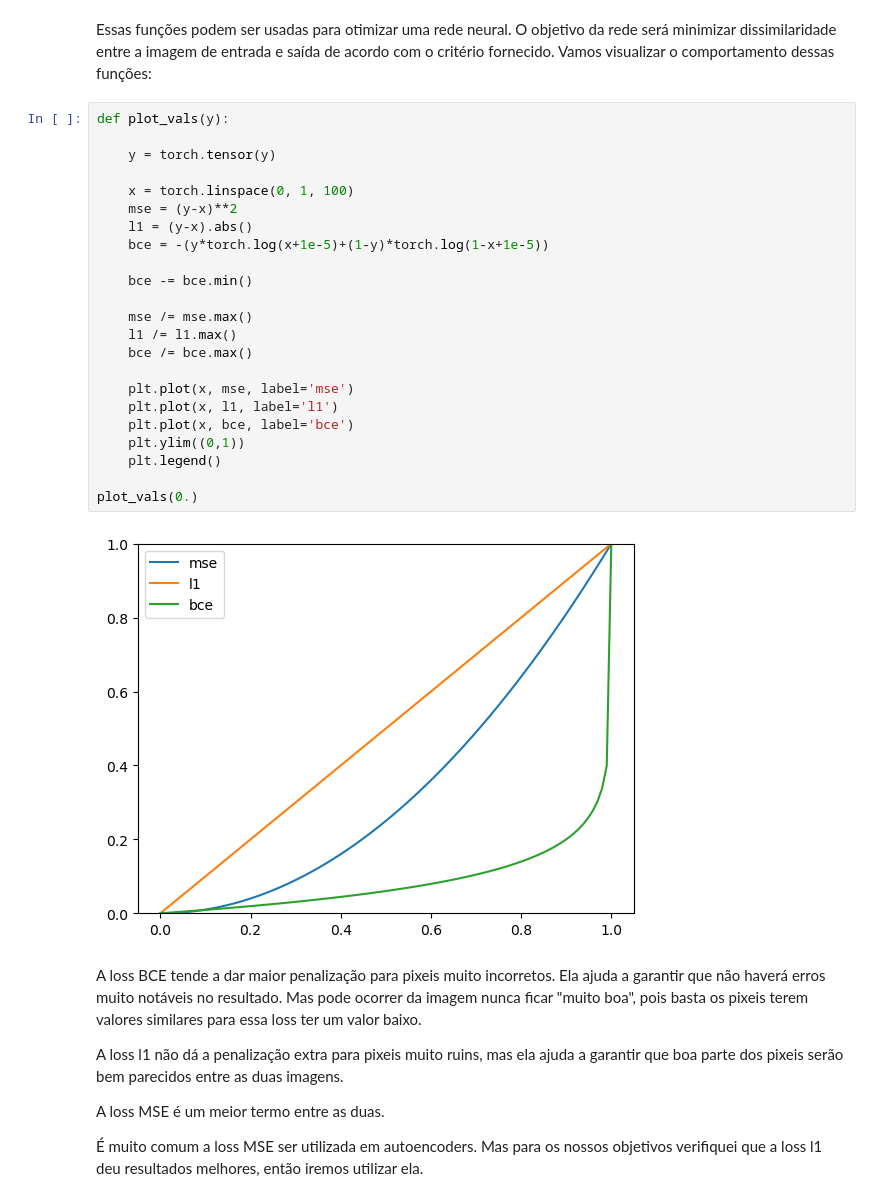
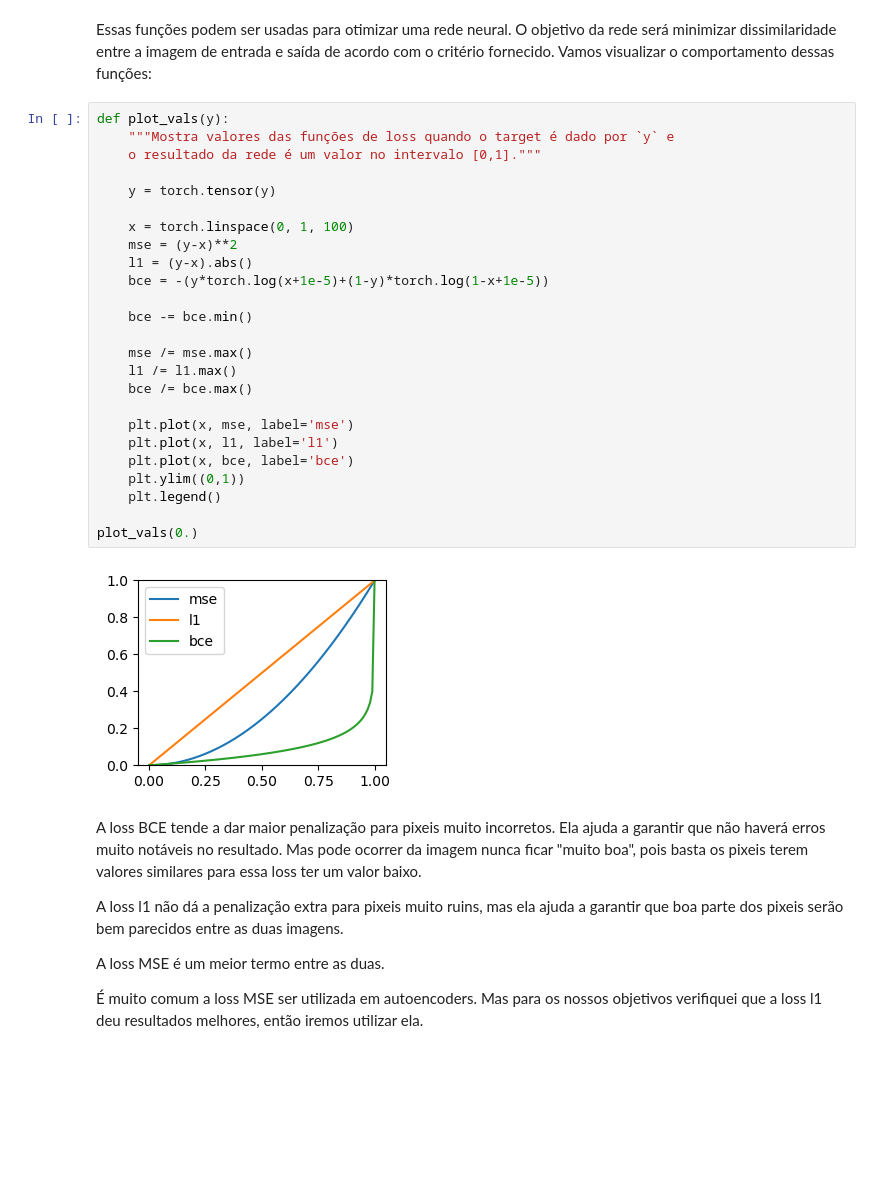
Before and after one commit to chcomin/curso-visao-computacional-2024, a Jupyter notebook: M08_autoencoders/2 - Medindo a qualidade de reconstrução.ipynb, the cells around one changed output. Drawn from its saved outputs; the diff is of its cells as text; blank space fills up the shorter version.

```diff
--- a/M08_autoencoders/2 - Medindo a qualidade de reconstrução.ipynb
+++ b/M08_autoencoders/2 - Medindo a qualidade de reconstrução.ipynb
@@ -43,29 +44,31 @@ tensor(0.5456)
 Essas funções podem ser usadas para otimizar uma rede neural. O objetivo da rede será minimizar dissimilaridade entre a imagem de entrada e saída de acordo com o critério fornecido. Vamos visualizar o comportamento dessas funções:
 # %%
 def plot_vals(y):
+    """Mostra valores das funções de loss quando o target é dado por `y` e
+    o resultado da rede é um valor no intervalo [0,1]."""
 
     y = torch.tensor(y)
 
     x = torch.linspace(0, 1, 100)
     mse = (y-x)**2
     l1 = (y-x).abs()
     bce = -(y*torch.log(x+1e-5)+(1-y)*torch.log(1-x+1e-5))
 
     bce -= bce.min()
 
     mse /= mse.max()
     l1 /= l1.max()
     bce /= bce.max()
 
     plt.plot(x, mse, label='mse')
     plt.plot(x, l1, label='l1')
     plt.plot(x, bce, label='bce')
     plt.ylim((0,1))
     plt.legend()
 
 plot_vals(0.)
 # %% [output]
-[figure, old version]
+[figure, new version]
 # %% [markdown]
 A loss BCE tende a dar maior penalização para pixeis muito incorretos. Ela ajuda a garantir que não haverá erros muito notáveis no resultado. Mas pode ocorrer da imagem nunca ficar "muito boa", pois basta os pixeis terem valores similares para essa loss ter um valor baixo.
 
```
Also changed, not shown: parts of 3 cells of this notebook, 2 other files.
